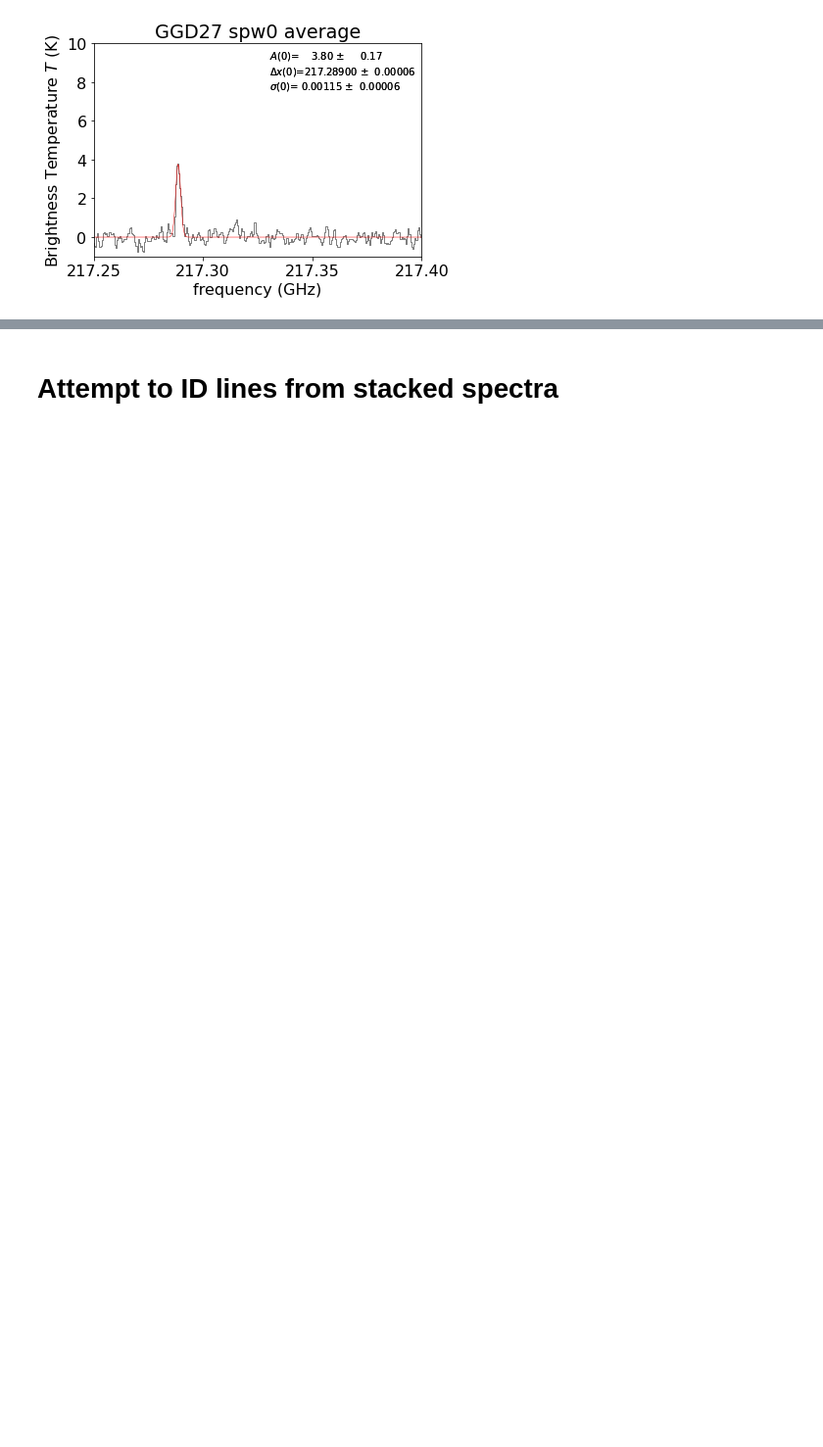
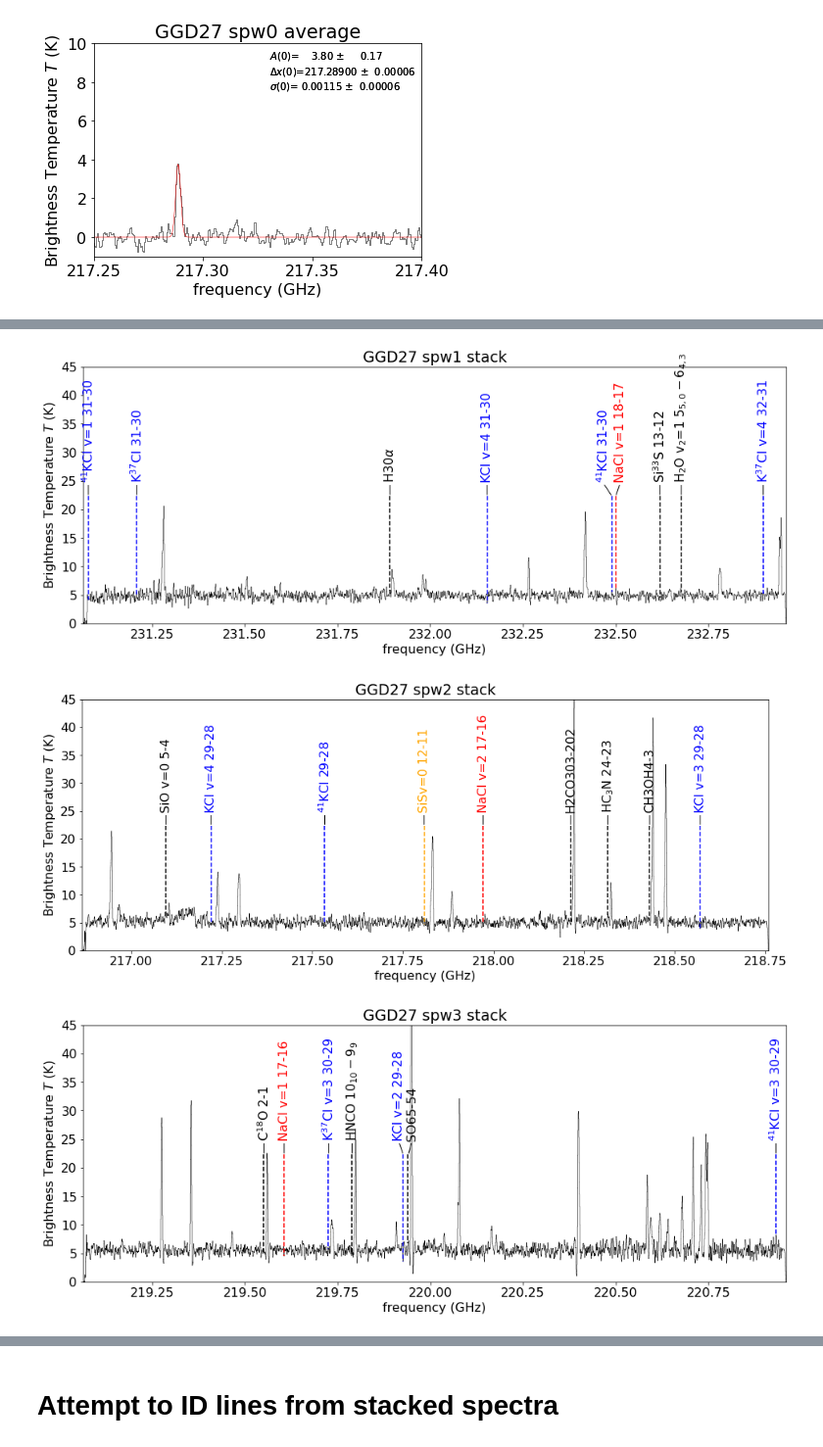
Before and after one commit to keflavich/saltmining, a Jupyter notebook: notebooks/Sanhueza18162.ipynb, the cells around one changed output, grey strips where cells are left out. Shown at 98% size. Drawn from its saved outputs; the diff is of its cells as text; code cells hidden in the pictures; blank space fills up the shorter version.

```diff
--- a/notebooks/Sanhueza18162.ipynb
+++ b/notebooks/Sanhueza18162.ipynb
@@ -856,3 +922,7 @@ ls spectra/figures/
 # %%
-for fn in glob.glob('spectra/figures/color*stack.png'):
+for fn in glob.glob('spectra/figures/color*GGD*stack.png'):
     display(Image(fn))
+# %% [output]
+[figure, added]
+[figure, added]
+[figure, added]
```
Also changed, not shown: parts of 30 cells of this notebook, 1 other file.
